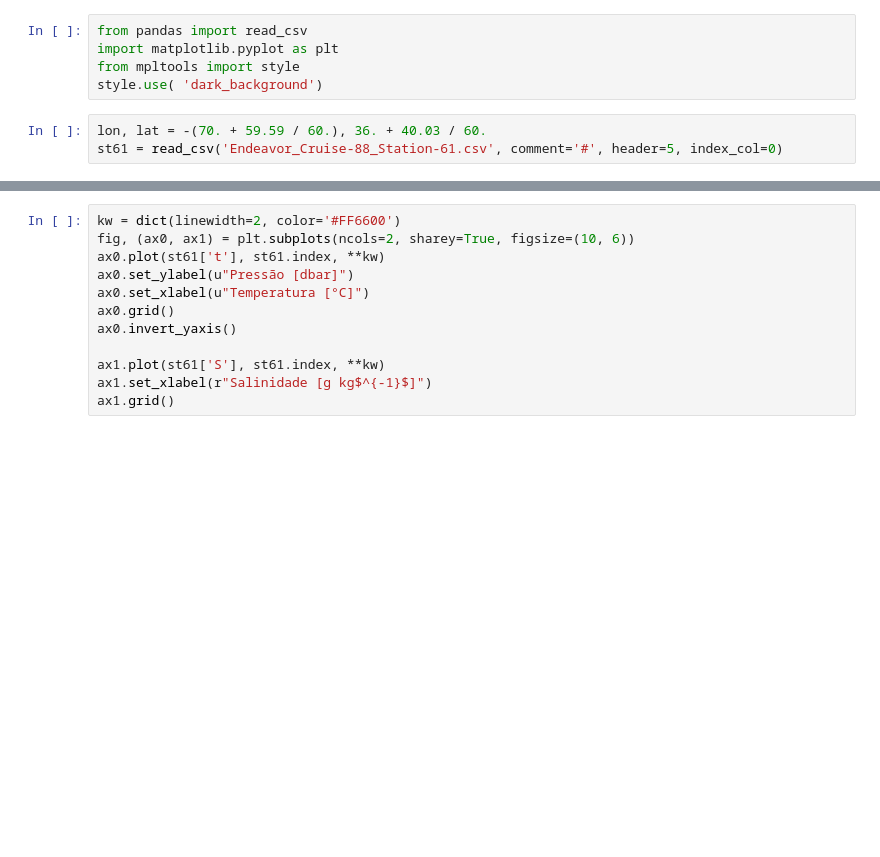
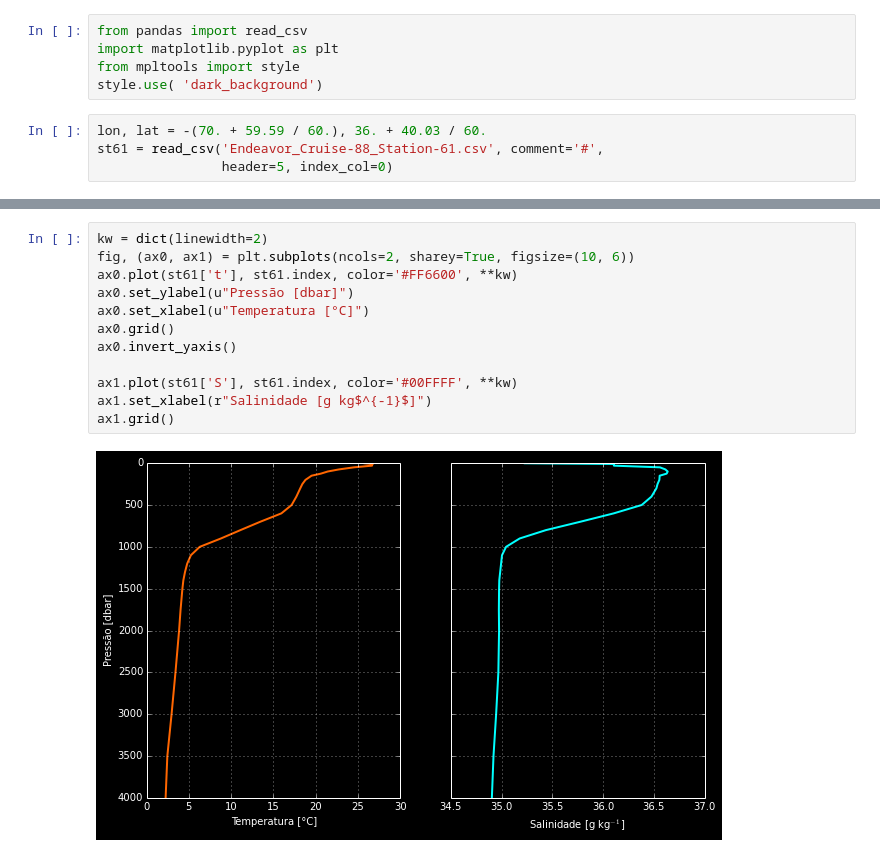
Before and after one commit to ocefpaf/descriptive_oceanography, a Jupyter notebook: lecture-02/solution/plot_profiles.ipynb, the cells around one changed output, grey strips where cells are left out. Cells and saved outputs as stored; diff of their text form; blank space fills up the shorter version.

```diff
--- a/lecture-02/solution/plot_profiles.ipynb
+++ b/lecture-02/solution/plot_profiles.ipynb
@@ -24,6 +24,7 @@ from mpltools import style
 style.use( 'dark_background')
 # %%
 lon, lat = -(70. + 59.59 / 60.), 36. + 40.03 / 60.
-st61 = read_csv('Endeavor_Cruise-88_Station-61.csv', comment='#', header=5, index_col=0)
+st61 = read_csv('Endeavor_Cruise-88_Station-61.csv', comment='#',
+                header=5, index_col=0)
 # %%
 print(st61.head(5))
@@ -30,14 +39,16 @@ print(st61.head(5))
 # %%
-kw = dict(linewidth=2, color='#FF6600')
+kw = dict(linewidth=2)
 fig, (ax0, ax1) = plt.subplots(ncols=2, sharey=True, figsize=(10, 6))
-ax0.plot(st61['t'], st61.index, **kw)
+ax0.plot(st61['t'], st61.index, color='#FF6600', **kw)
 ax0.set_ylabel(u"Pressão [dbar]")
 ax0.set_xlabel(u"Temperatura [°C]")
 ax0.grid()
 ax0.invert_yaxis()
 
-ax1.plot(st61['S'], st61.index, **kw)
+ax1.plot(st61['S'], st61.index, color='#00FFFF', **kw)
 ax1.set_xlabel(r"Salinidade [g kg$^{-1}$]")
 ax1.grid()
+# %% [output]
+[figure, added]
 # %%
 HTML(html)
```
Also changed, not shown: parts of 5 cells of this notebook.
